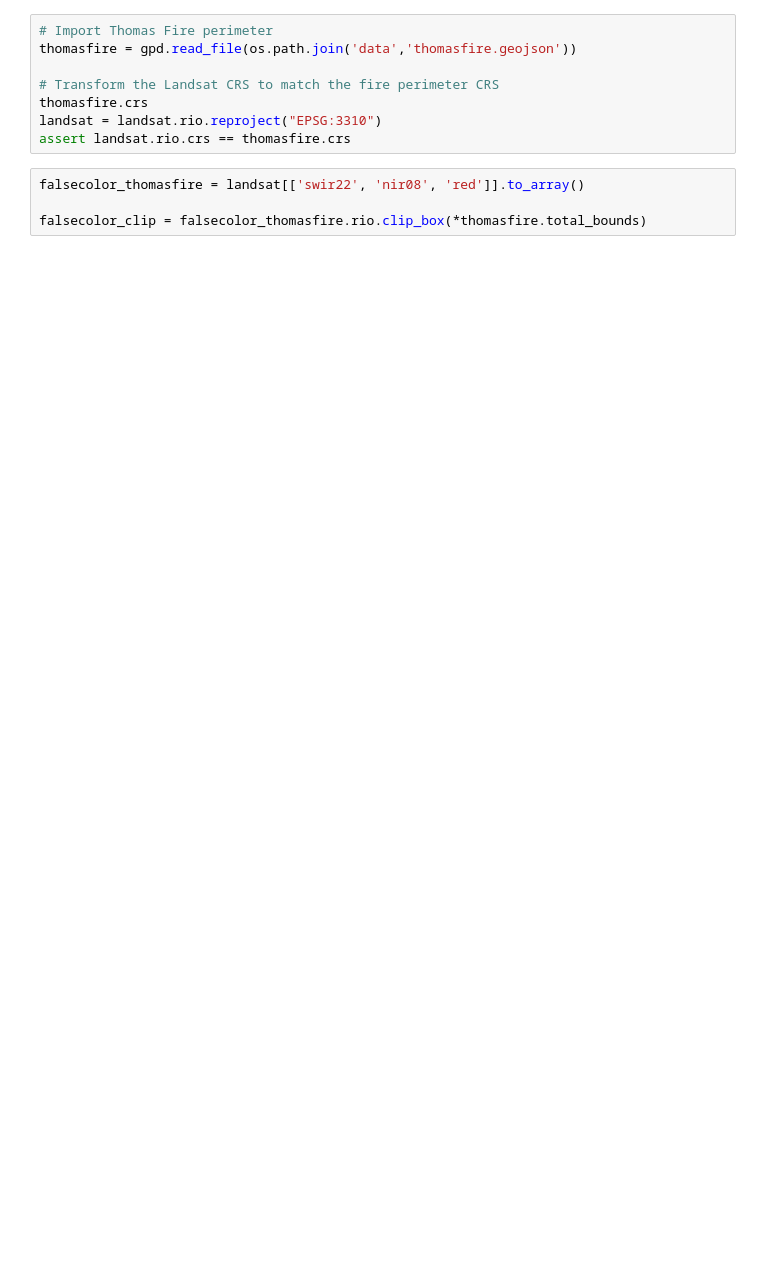
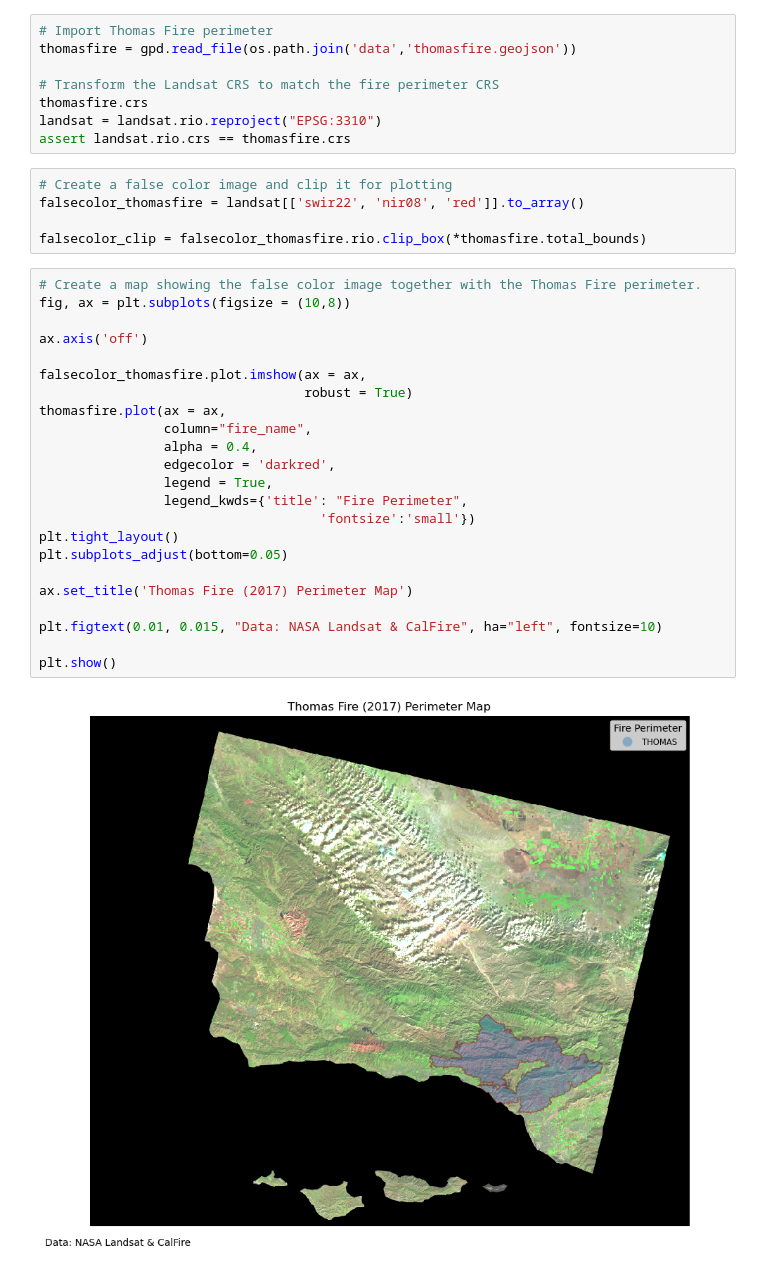
Before and after one commit to leirubinstein/eds220-hwk4, a Jupyter notebook: hwk4-task2-false-color-RUBINSTEIN.ipynb, the cells around one changed output. Cells and saved outputs as stored; diff of their text form; blank space fills up the shorter version.

```diff
--- a/hwk4-task2-false-color-RUBINSTEIN.ipynb
+++ b/hwk4-task2-false-color-RUBINSTEIN.ipynb
@@ -124,7 +115,33 @@ thomasfire.crs
 landsat = landsat.rio.reproject("EPSG:3310")
 assert landsat.rio.crs == thomasfire.crs
 # %%
+# Create a false color image and clip it for plotting
 falsecolor_thomasfire = landsat[['swir22', 'nir08', 'red']].to_array()
 
 falsecolor_clip = falsecolor_thomasfire.rio.clip_box(*thomasfire.total_bounds)
+# %%
+# Create a map showing the false color image together with the Thomas Fire perimeter.
+fig, ax = plt.subplots(figsize = (10,8))
+
+ax.axis('off')
+
+falsecolor_thomasfire.plot.imshow(ax = ax,
+                                  robust = True)
+thomasfire.plot(ax = ax,
+                column="fire_name",
+                alpha = 0.4,
+                edgecolor = 'darkred',
+                legend = True,
+                legend_kwds={'title': "Fire Perimeter",
+                                    'fontsize':'small'})
+plt.tight_layout()
+plt.subplots_adjust(bottom=0.05)
+
+ax.set_title('Thomas Fire (2017) Perimeter Map')
+
+plt.figtext(0.01, 0.015, "Data: NASA Landsat & CalFire", ha="left", fontsize=10)
+
+plt.show()
+# %% [output]
+[figure, added]
 # %%
```
Also changed, not shown: parts of 17 cells of this notebook, 2 other files.
